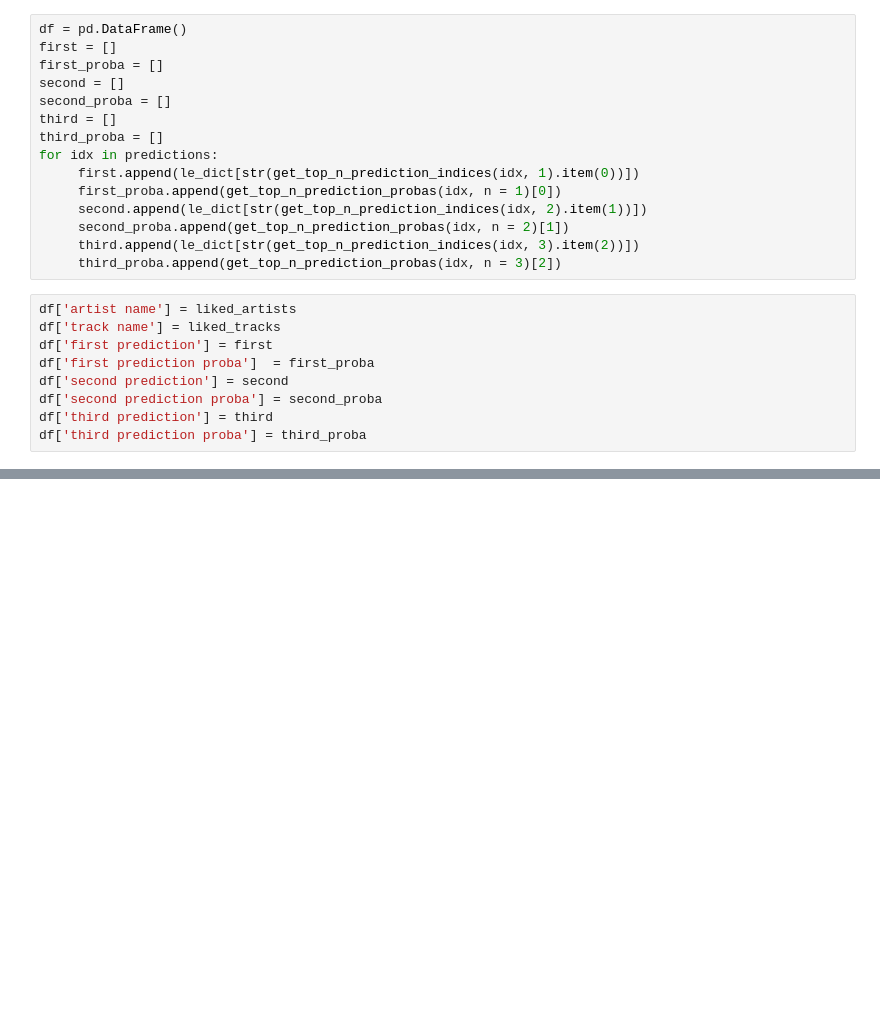
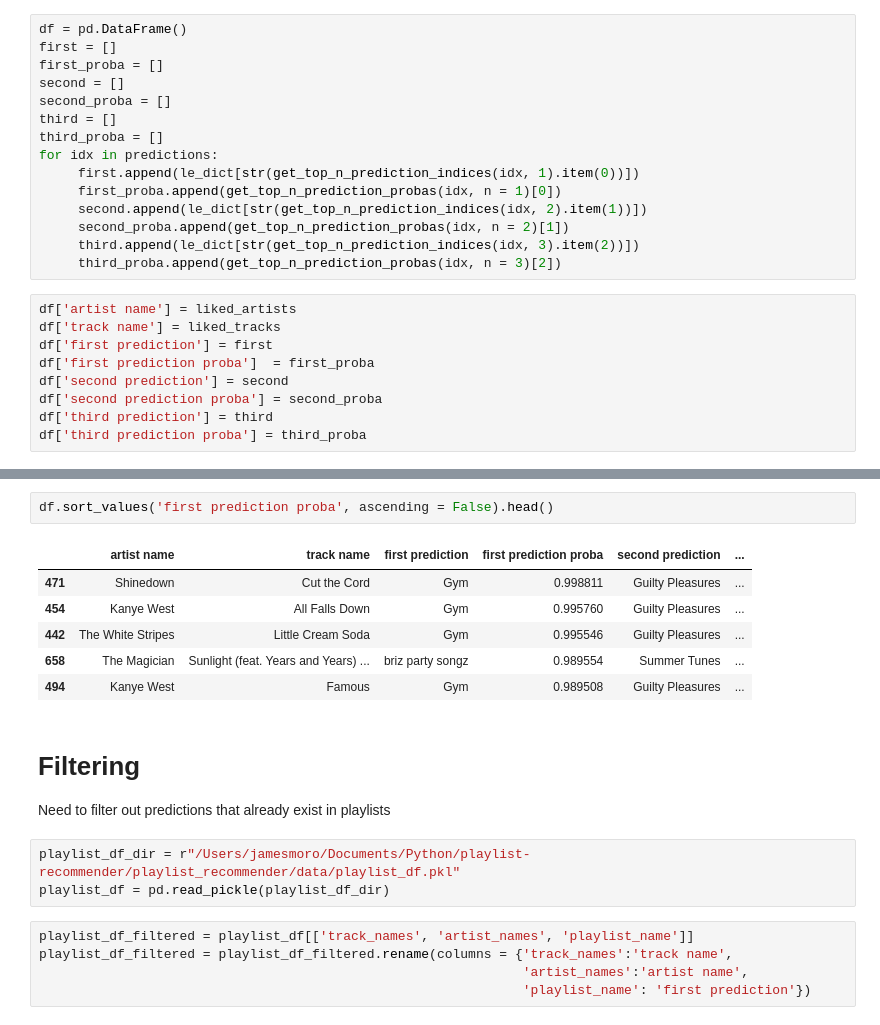
Before and after one commit to jmoro0408/playlist-creator, a Jupyter notebook: playlist_recommender/modelling/predictions.ipynb, the cells around one changed output, grey strips where cells are left out. Cells and saved outputs as stored; diff of their text form; blank space fills up the shorter version.

```diff
--- a/playlist_recommender/modelling/predictions.ipynb
+++ b/playlist_recommender/modelling/predictions.ipynb
@@ -111,0 +119,21 @@ df[df['first prediction'] == 'Summer Songs'].sort_values(
+# %%
+df.sort_values('first prediction proba', ascending = False).head()
+# %% [output]
+|  | artist name | track name | first prediction | first prediction proba | second prediction | ... |
+| 471 | Shinedown | Cut the Cord | Gym | 0.998811 | Guilty Pleasures | ... |
+| 454 | Kanye West | All Falls Down | Gym | 0.995760 | Guilty Pleasures | ... |
+| 442 | The White Stripes | Little Cream Soda | Gym | 0.995546 | Guilty Pleasures | ... |
+| 658 | The Magician | Sunlight (feat. Years and Years) ... | briz party songz | 0.989554 | Summer Tunes | ... |
+| 494 | Kanye West | Famous | Gym | 0.989508 | Guilty Pleasures | ... |
+# %% [markdown]
+# Filtering
+
+Need to filter out predictions that already exist in playlists
+# %%
+playlist_df_dir = r"/Users/jamesmoro/Documents/Python/playlist-recommender/playlist_recommender/data/playlist_df.pkl"
+playlist_df = pd.read_pickle(playlist_df_dir)
+# %%
+playlist_df_filtered = playlist_df[['track_names', 'artist_names', 'playlist_name']]
+playlist_df_filtered = playlist_df_filtered.rename(columns = {'track_names':'track name',
+                                                              'artist_names':'artist name',
+                                                              'playlist_name': 'first prediction'})
```
Also changed, not shown: parts of 20 cells of this notebook.
